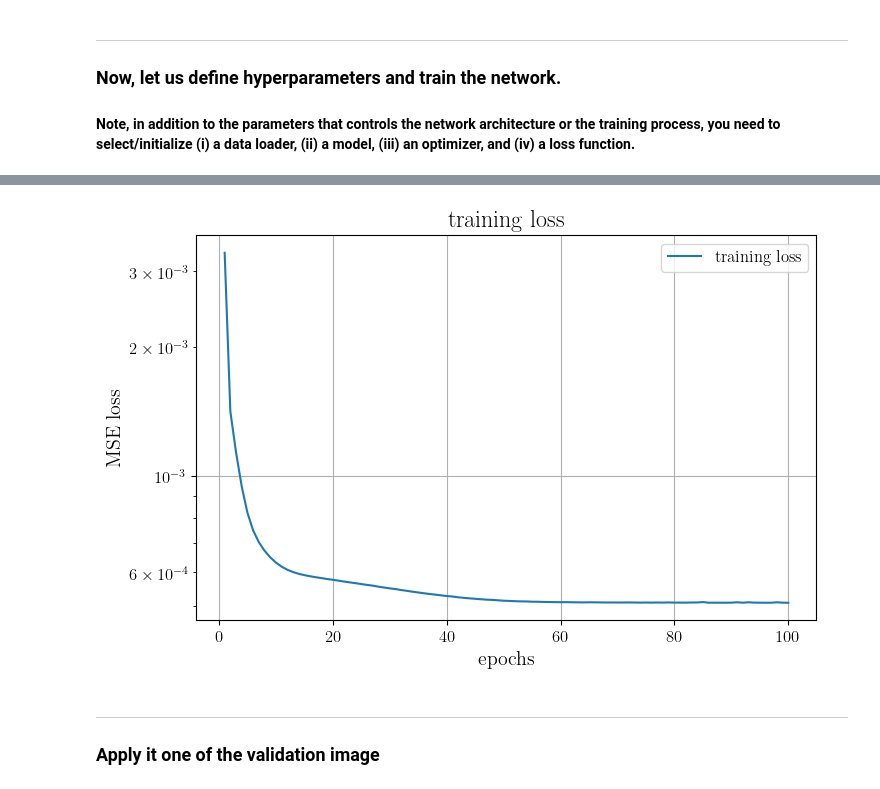
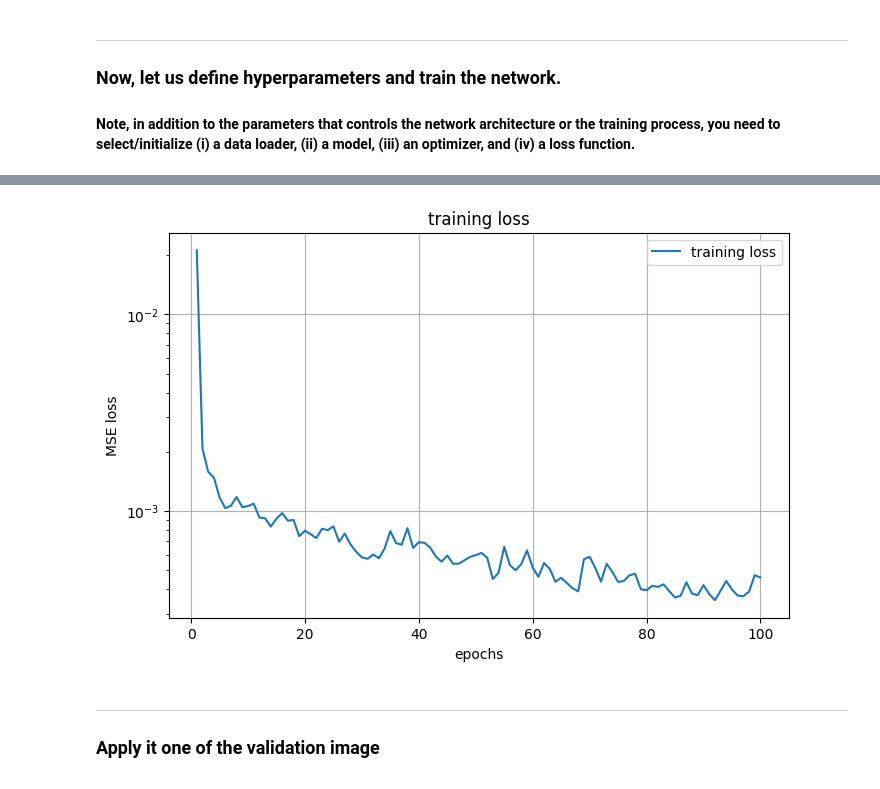
Before and after one commit to kangaaroob/BME5710-FinalProject, a Jupyter notebook: trivialnet.ipynb, the cells around one changed output, grey strips where cells are left out. Cells and saved outputs as stored; diff of their text form; code cells hidden in the pictures.

```diff
--- a/trivialnet.ipynb
+++ b/trivialnet.ipynb
@@ -156,7 +480,11 @@ num_epoch = 100  # Epochs
 
 # Model, criterion, and optimizer
 train_loader = create_loader(train_dataset, batch_size)
-model = TrivialNet().to(device)  # Pick a model and move to GPU/CPU
+model = UNetEnhancedv2(in_channels=1, out_channels=1).to(device) # see if this helps gradient problem from below UNetEnhanced
+#model = UNetEnhanced(in_channels=1, out_channels=1).to(device) # test U-Net instead of TrivialNet
+#model = UNetSuperRes(in_channels=1, out_channels=1).to(device) # test U-Net instead of TrivialNet
+#model = UNet(in_channels=1, out_channels=1).to(device) # test U-Net instead of TrivialNet
+#model = TrivialNet().to(device)  # Pick a model and move to GPU/CPU
 opt = optim.Adam(model.parameters(), lr=lr)  # Pick an optimizer
 criterion = nn.MSELoss()  # Pick a loss function
 
@@ -183,4 +511,4 @@ Epoch 100, Iteration 40, Loss: 0.000590
-[figure, old version]
+[figure, new version]
 # %% [markdown]
 ___
 ### Apply it one of the validation image
```
Also changed, not shown: parts of 8 cells of this notebook, 1 other file.
